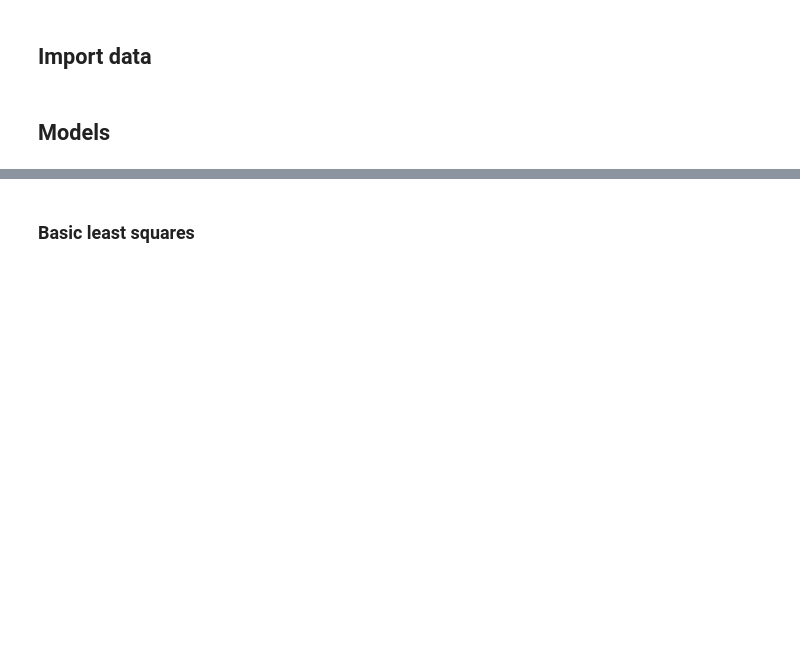
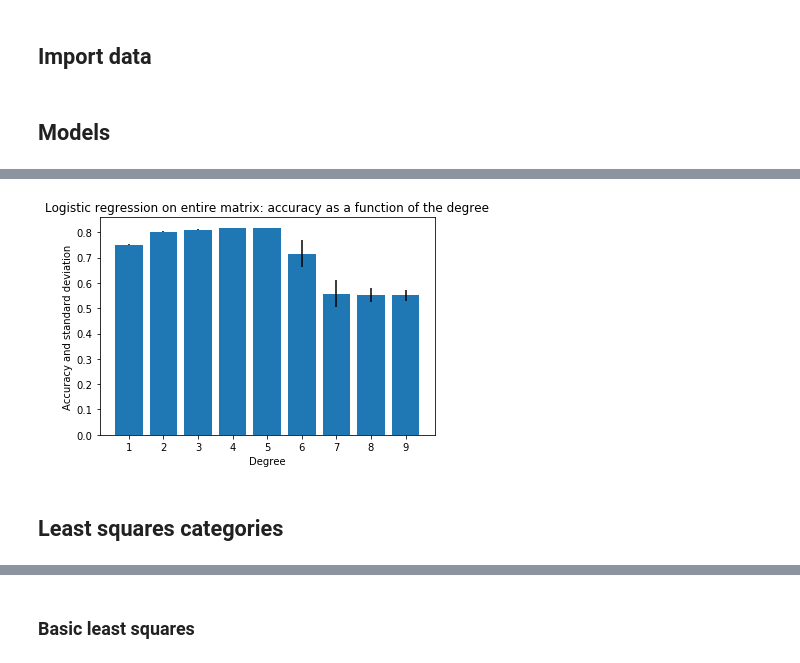
Before and after one commit to vincenzobaz/MachineLearning-HiggsML, a Jupyter notebook: models_cross_validation.ipynb, the cells around one changed output, grey strips where cells are left out. Cells and saved outputs as stored; diff of their text form; code cells hidden in the pictures; blank space fills up the shorter version.

```diff
--- a/models_cross_validation.ipynb
+++ b/models_cross_validation.ipynb
@@ -68,0 +125,11 @@ def cat_cross_validation(models, y_train, x_train):
+# %%
+mean_std = []
+x =  range(1, 10)
+xtr = preprocessing.preprocess(x_train)
+for d in x:
+    lr = LogisticRegression(degree=d, gamma=0.1)
+    f = lambda ytr, xtr, xte: lr.train(ytr, xtr).predict_labels(xte)
+    accs = run.best_cross_validation(y_train_logi, xtr, 5, f)
+    mean_std.append(accs)
+    print('tested degree', d)
+notify()
@@ -68,0 +151,15 @@ def cat_cross_validation(models, y_train, x_train):
+# %%
+y = [np.median(acc) for acc in mean_std]
+yerrs = [np.std(acc) for acc in mean_std]
+fig, ax = plt.subplots()
+ax.bar(x, y, yerr=yerrs)
+ax.set_xticks(x)
+#ax.set_ybound([0.5, 0.85])
+ax.set_title('Logistic regression on entire matrix: accuracy as a function of the degree')
+ax.set_xlabel('Degree')
+ax.set_ylabel('Accuracy and standard deviation')
+plt.savefig('lr_deg.png')
+# %% [output]
+[figure, added]
+# %% [markdown]
+## Least squares categories
```
Also changed, not shown: parts of 14 cells of this notebook, 2 other files.
